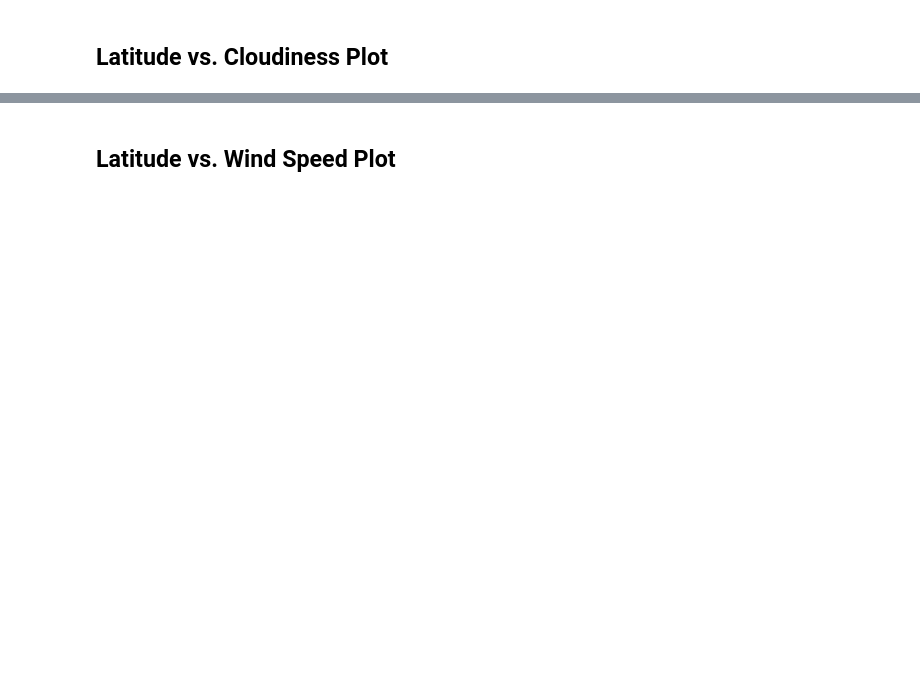
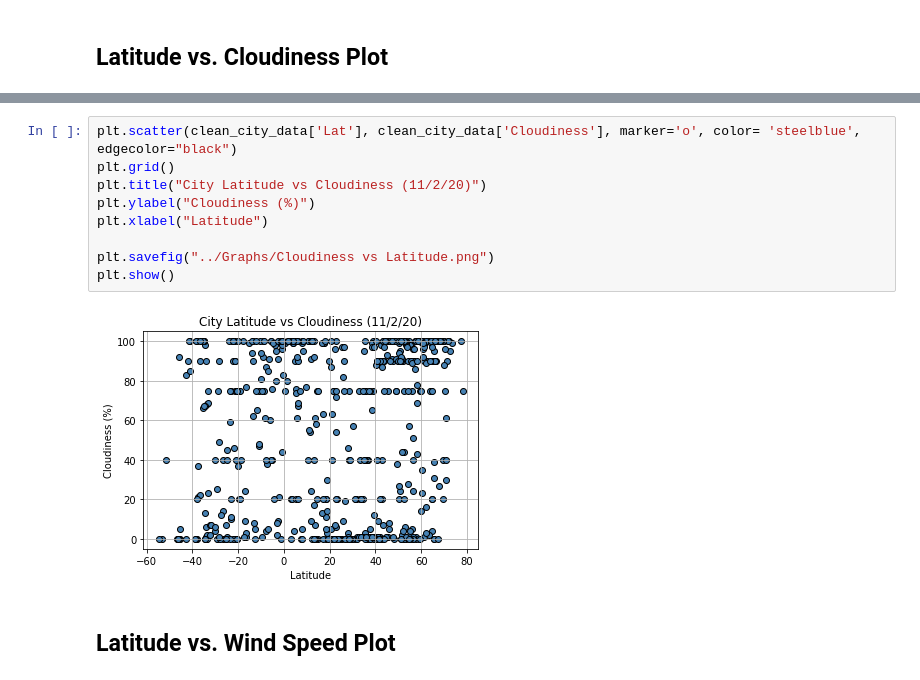
Before and after one commit to fisher1916/Python-API-Challenge, a Jupyter notebook: WeatherPy/WeatherPy.ipynb, the cells around one changed output, grey strips where cells are left out. Saved outputs shown, nothing was run; the diff lists cells and outputs as text; blank space fills up the shorter version.

```diff
--- a/WeatherPy/WeatherPy.ipynb
+++ b/WeatherPy/WeatherPy.ipynb
@@ -226,2 +341,13 @@ Int64Index([], dtype='int64')
+# %%
+plt.scatter(clean_city_data['Lat'], clean_city_data['Cloudiness'], marker='o', color= 'steelblue', edgecolor="black")
+plt.grid()
+plt.title("City Latitude vs Cloudiness (11/2/20)")
+plt.ylabel("Cloudiness (%)")
+plt.xlabel("Latitude")
+
+plt.savefig("../Graphs/Cloudiness vs Latitude.png")
+plt.show()
+# %% [output]
+[figure, added]
 # %% [markdown]
 ## Latitude vs. Wind Speed Plot
```
Also changed, not shown: parts of 42 cells of this notebook, 6 other files.
